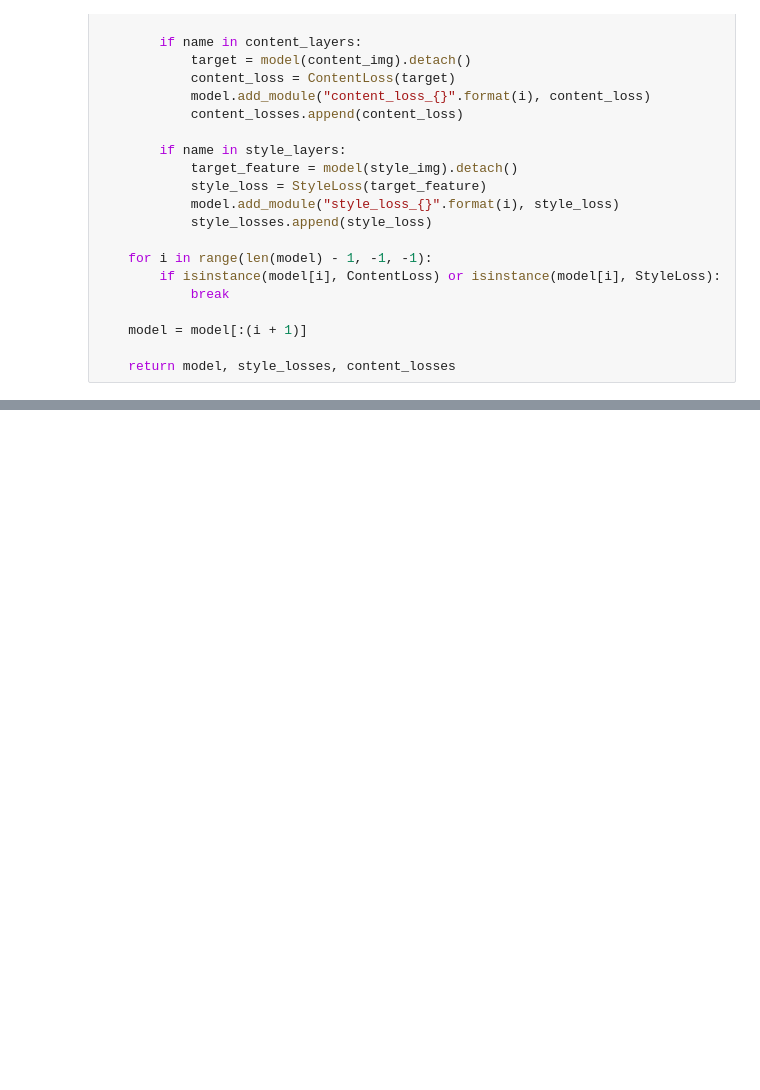
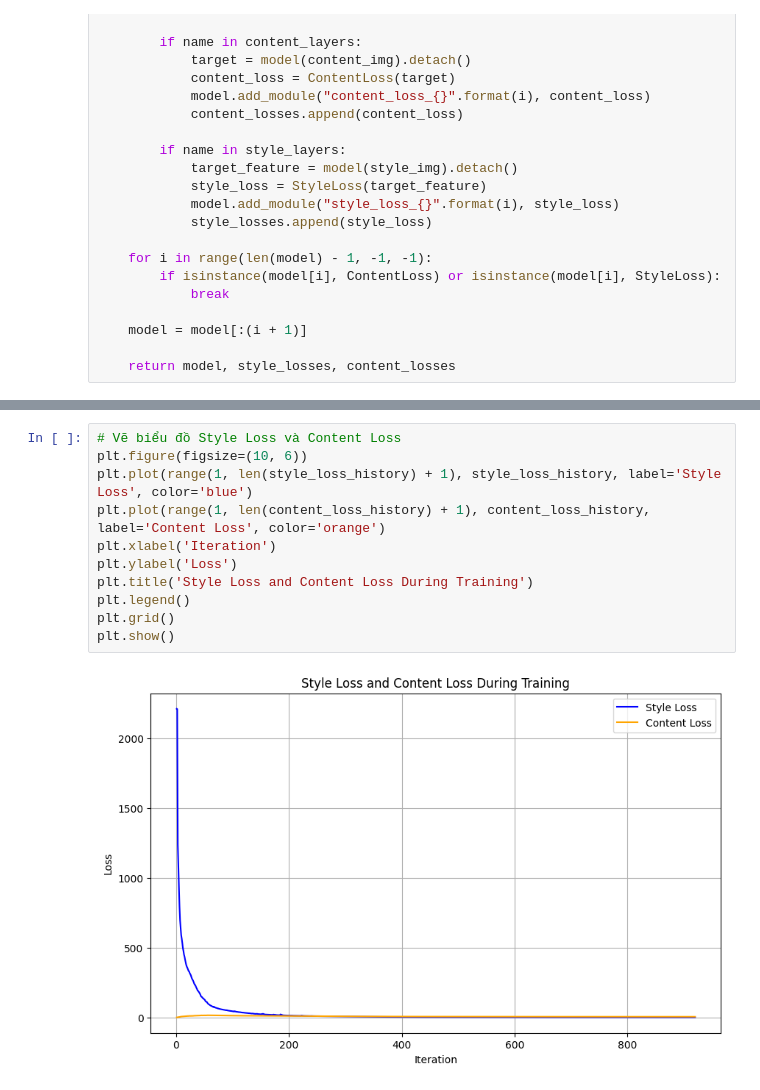
Before and after one commit to vuminhphuong11/DIP, a Jupyter notebook: dip.ipynb, the cells around one changed output, grey strips where cells are left out. Saved outputs shown, nothing was run; the diff lists cells and outputs as text; blank space fills up the shorter version.

```diff
--- a/dip.ipynb
+++ b/dip.ipynb
@@ -231,0 +244,13 @@ Style Loss : 12.733979 Content Loss: 17.571775
+# %%
+# Vẽ biểu đồ Style Loss và Content Loss
+plt.figure(figsize=(10, 6))
+plt.plot(range(1, len(style_loss_history) + 1), style_loss_history, label='Style Loss', color='blue')
+plt.plot(range(1, len(content_loss_history) + 1), content_loss_history, label='Content Loss', color='orange')
+plt.xlabel('Iteration')
+plt.ylabel('Loss')
+plt.title('Style Loss and Content Loss During Training')
+plt.legend()
+plt.grid()
+plt.show()
+# %% [output]
+[figure, added]
```
Also changed, not shown: parts of 4 cells of this notebook.
